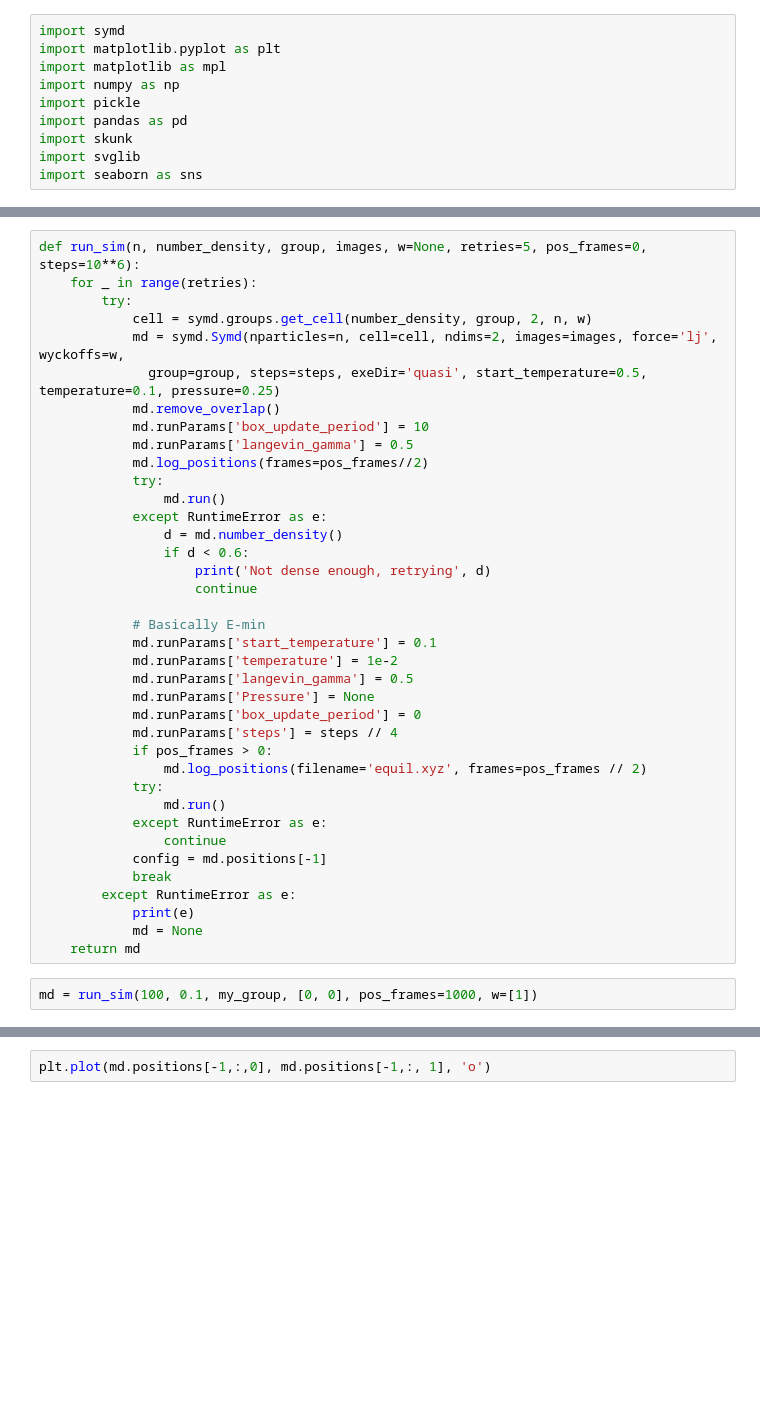
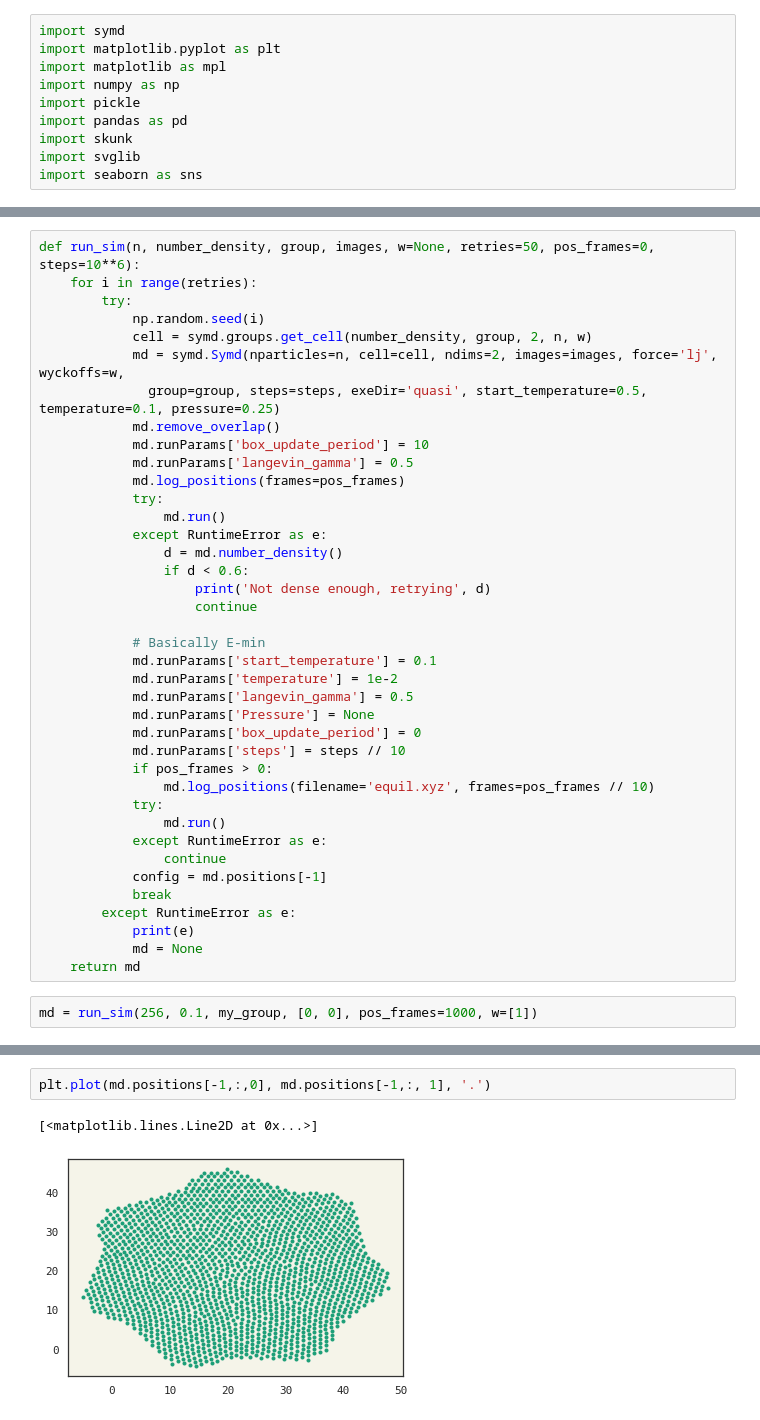
Before and after one commit to whitead/symd, a Jupyter notebook: notebooks/Quasis.ipynb, the cells around one changed output, grey strips where cells are left out. Saved outputs shown, nothing was run; the diff lists cells and outputs as text; blank space fills up the shorter version.

```diff
--- a/notebooks/Quasis.ipynb
+++ b/notebooks/Quasis.ipynb
@@ -53,14 +77,15 @@ print(my_group)
 # %%
-def run_sim(n, number_density, group, images, w=None, retries=5, pos_frames=0, steps=10**6):
-    for _ in range(retries):
+def run_sim(n, number_density, group, images, w=None, retries=50, pos_frames=0, steps=10**6):
+    for i in range(retries):
         try:
+            np.random.seed(i)
             cell = symd.groups.get_cell(number_density, group, 2, n, w)
             md = symd.Symd(nparticles=n, cell=cell, ndims=2, images=images, force='lj', wyckoffs=w,
               group=group, steps=steps, exeDir='quasi', start_temperature=0.5, temperature=0.1, pressure=0.25)
             md.remove_overlap()
             md.runParams['box_update_period'] = 10
             md.runParams['langevin_gamma'] = 0.5
-            md.log_positions(frames=pos_frames//2)
+            md.log_positions(frames=pos_frames)
             try:
                 md.run()
             except RuntimeError as e:
@@ -75,9 +100,9 @@ def run_sim(n, number_density, group, images, w=None, retries=5, pos_frames=0, s
             md.runParams['langevin_gamma'] = 0.5
             md.runParams['Pressure'] = None
             md.runParams['box_update_period'] = 0
-            md.runParams['steps'] = steps // 4
+            md.runParams['steps'] = steps // 10
             if pos_frames > 0:
-                md.log_positions(filename='equil.xyz', frames=pos_frames // 2)
+                md.log_positions(filename='equil.xyz', frames=pos_frames // 10)
             try:
                 md.run()
             except RuntimeError as e:
@@ -89,4 +114,4 @@ def run_sim(n, number_density, group, images, w=None, retries=5, pos_frames=0, s
             md = None
     return md
 # %%
-md = run_sim(100, 0.1, my_group, [0, 0], pos_frames=1000, w=[1])
+md = run_sim(256, 0.1, my_group, [0, 0], pos_frames=1000, w=[1])
@@ -93,5 +136,8 @@ md = run_sim(100, 0.1, my_group, [0, 0], pos_frames=1000, w=[1])
 # %%
-plt.plot(md.positions[-1,:,0], md.positions[-1,:, 1], 'o')
+plt.plot(md.positions[-1,:,0], md.positions[-1,:, 1], '.')
+# %% [output]
+[<matplotlib.lines.Line2D at 0x...>]
+[figure, added]
 # %%
 # make a movie
 import moviepy.editor as editor
```
Also changed, not shown: parts of 8 cells of this notebook, 2 other files.
